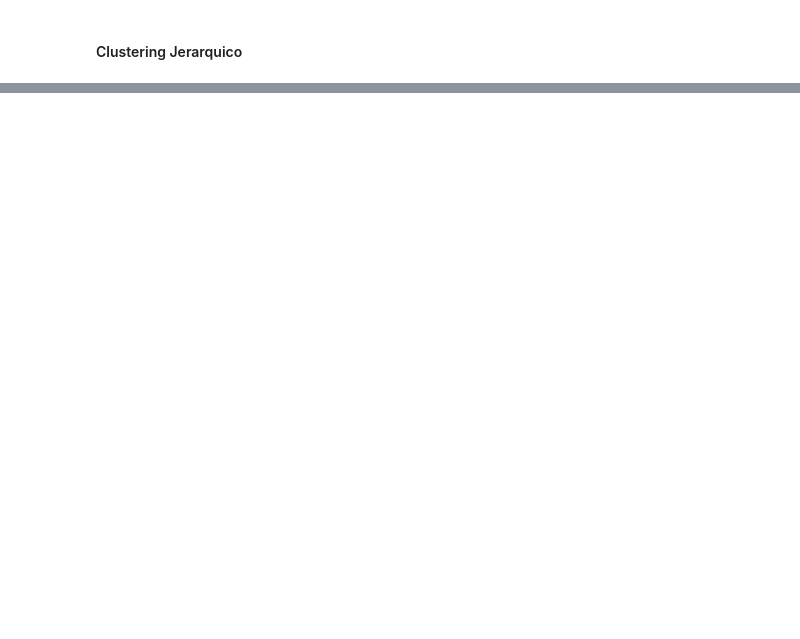
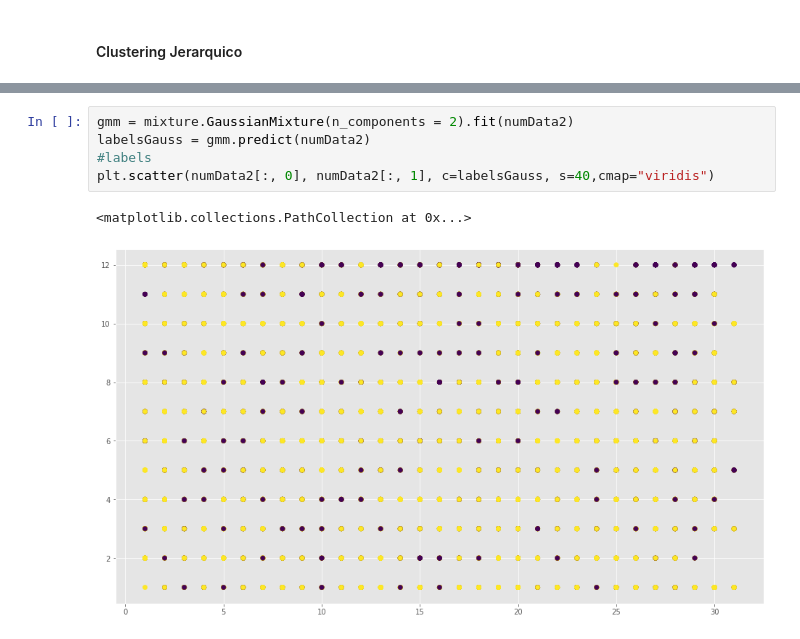
Before and after one commit to JJHH06/DMP1MarriageClustering, a Jupyter notebook: Proyecto1.ipynb, the cells around one changed output, grey strips where cells are left out. Drawn from its saved outputs; the diff is of its cells as text; blank space fills up the shorter version.

```diff
--- a/Proyecto1.ipynb
+++ b/Proyecto1.ipynb
@@ -790,0 +826,8 @@ plt.legend()
+# %%
+gmm = mixture.GaussianMixture(n_components = 2).fit(numData2)
+labelsGauss = gmm.predict(numData2)
+#labels
+plt.scatter(numData2[:, 0], numData2[:, 1], c=labelsGauss, s=40,cmap="viridis")
+# %% [output]
+<matplotlib.collections.PathCollection at 0x...>
+[figure, added]
```
Also changed, not shown: parts of 9 cells of this notebook.
